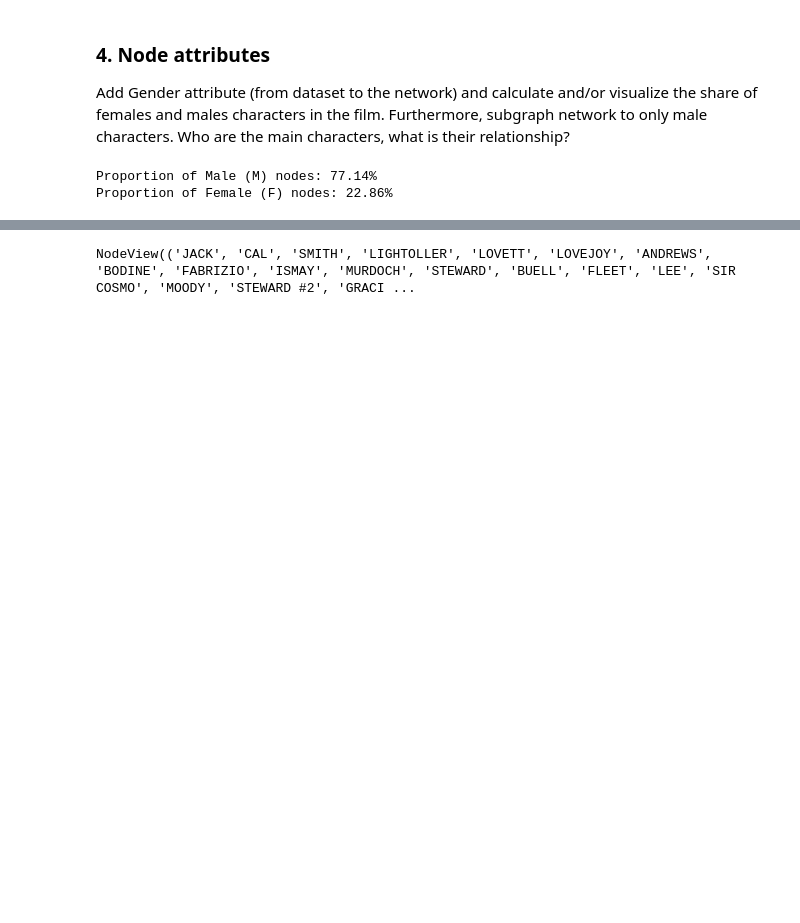
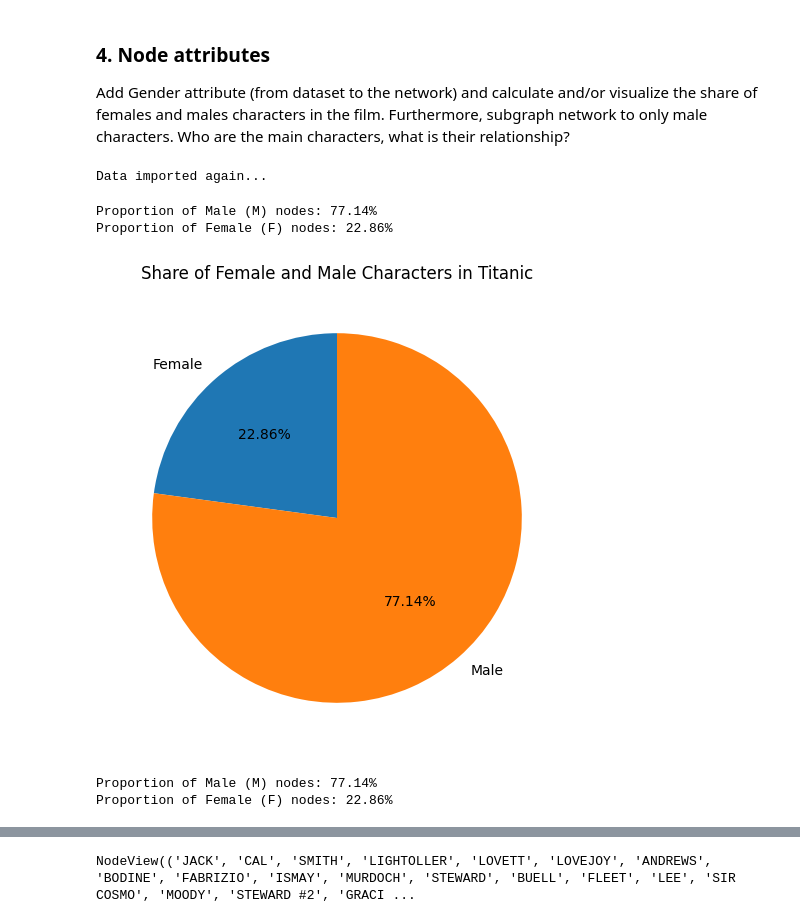
Before and after one commit to Markushenriksson13/NLP-and-Network-Analysis, a Jupyter notebook: assigment_1_Titanic.ipynb, the cells around one changed output, grey strips where cells are left out. Cells and saved outputs as stored; diff of their text form; code cells hidden in the pictures; blank space fills up the shorter version.

```diff
--- a/assigment_1_Titanic.ipynb
+++ b/assigment_1_Titanic.ipynb
@@ -286,3 +287,10 @@ edge_list=pd.read_csv("edges.csv")
+# %%
+#reimport from earlier response
+node_list = pd.read_csv(io.StringIO(nodes_response.text))
+edge_list = pd.read_csv(io.StringIO(edges_response.text))
+print("Data imported again...")
+# %% [output]
+Data imported again...
 # %%
 # Merge edge_list with node_list to replace Source IDs with Labels
 edge_list = edge_list.merge(node_list[['Id', 'Label','Gender']], left_on='Source', right_on='Id', suffixes=('', '_source'))
@@ -309,6 +315,20 @@ print(f"Proportion of Female (F) nodes: {total_F:.2%}")
 # %% [output]
 Proportion of Male (M) nodes: 77.14%
 Proportion of Female (F) nodes: 22.86%
+# %%
+# visualize the shares with a pie chart
+# might need to adjust figsize for better visibility
+plt.figure(figsize=(6, 6))
+plt.pie([total_F, total_M], labels=['Female', 'Male'], autopct='%1.2f%%', startangle=90)
+plt.title('Share of Female and Male Characters in Titanic')
+plt.show()
+
+print(f"Proportion of Male (M) nodes: {total_M:.2%}")
+print(f"Proportion of Female (F) nodes: {total_F:.2%}")
+# %% [output]
+[figure, added]
+Proportion of Male (M) nodes: 77.14%
+Proportion of Female (F) nodes: 22.86%
 # %%
 edge_list_M
 # %% [output]
```
Also changed, not shown: parts of 6 cells of this notebook.
